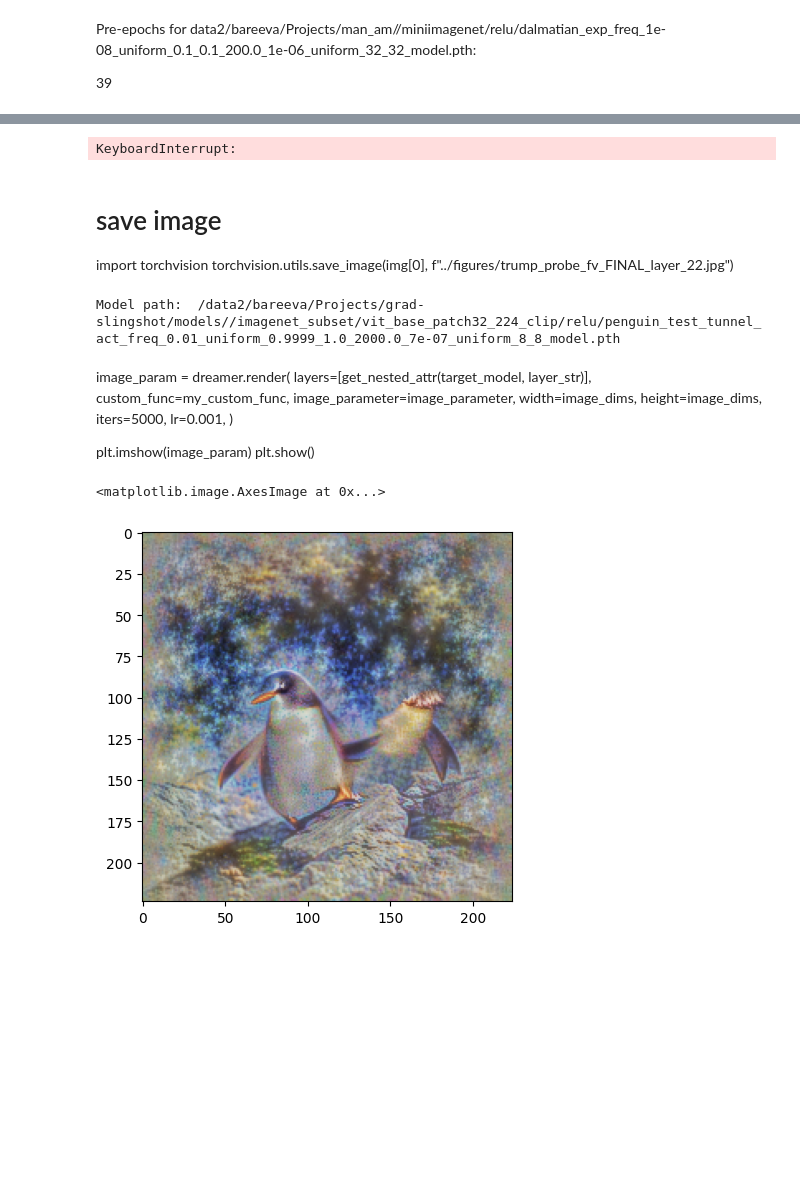
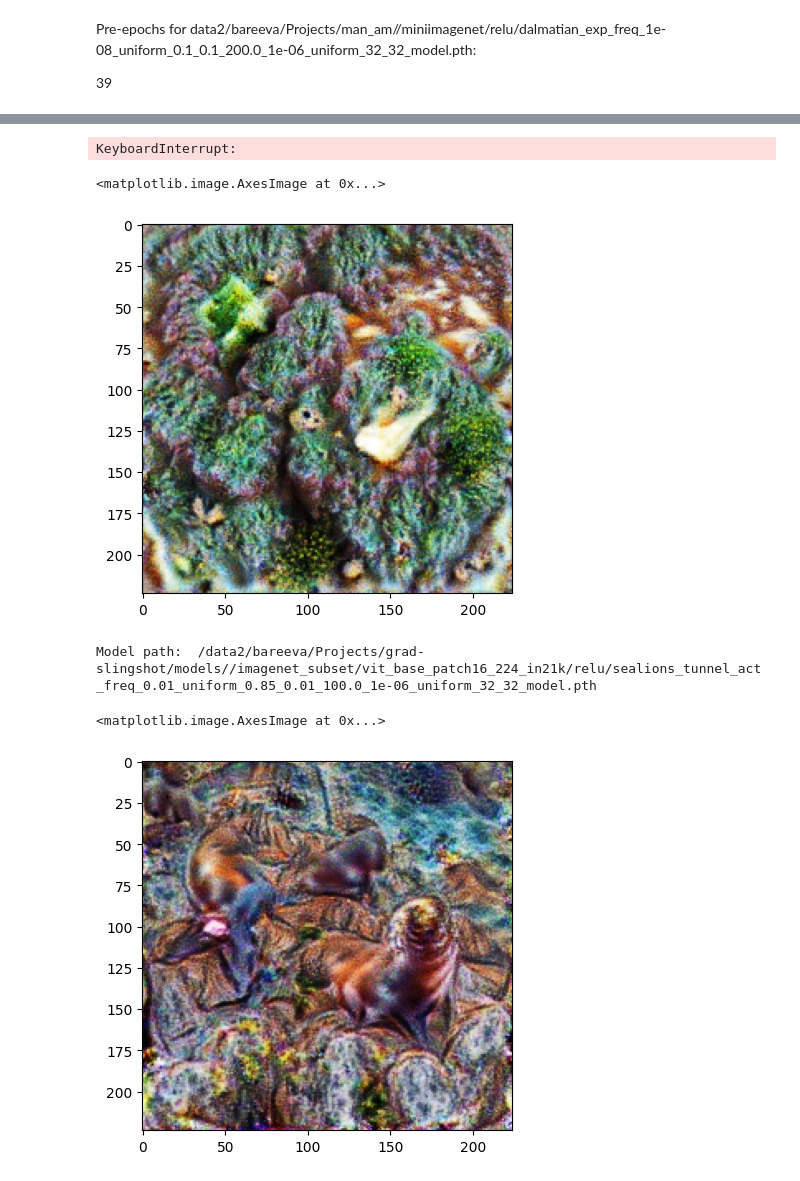
Before and after one commit to dilyabareeva/grad_slingshot, a Jupyter notebook: notebooks/before_after.ipynb, the cells around one changed output, grey strips where cells are left out. Saved outputs shown, nothing was run; the diff lists cells and outputs as text; code cells hidden in the pictures; blank space fills up the shorter version.

Commit message:
clean-up, change rs18 tinyimagenet model

```diff
--- a/notebooks/before_after.ipynb
+++ b/notebooks/before_after.ipynb
@@ -26,9 +30,10 @@ Pre-epochs for data2/bareeva/Projects/man_am//miniimagenet/relu/dalmatian_exp_fr
 
 39
 # %%
+config_name = "config_vit"
 with initialize(version_base=None, config_path="../config"):
     cfg = compose(
-        config_name="config_vit_clip_large",
+        config_name=config_name,
         overrides=[],
     )
 # %%
@@ -70,9 +75,7 @@ if tunnel:
 target_noise = float(cfg.get("target_noise", 0.0))
 if "target_act_fn" in cfg.model:
     if "probe_path" in cfg.model.target_act_fn:
-        cfg.model.target_act_fn.probe_path = (
-            "." + cfg.model.target_act_fn.probe_path
-        )
+        cfg.model.target_act_fn.probe_path = "." + cfg.model.target_act_fn.probe_path
     target_act_fn = hydra.utils.instantiate(cfg.model.target_act_fn)
 else:
     target_act_fn = lambda x: x
@@ -185,19 +152,31 @@ plt.show()
-# %%
-image_transforms = [
-        transforms.v2.Pad(16, fill=0.5, padding_mode="constant"),
-        transforms.v2.RandomAffine((-20, 20), scale=(0.75, 1.05), fill=0.5),
-        transforms.v2.RandomRotation((-20, 20), fill=0.5),
-        transforms.v2.GaussianNoise(mean=0.0, sigma=0.1),  # Add Gaussian noise
-        transforms.v2.RandomResizedCrop(size=224, scale=(0.23, 0.27),
-                                        ratio=(1.0, 1.0)),
-    ]
+# %%
+train_dataset, test_dataset = hydra.utils.instantiate(
+    cfg.data.load_function, path=data_dir + cfg.data.data_path
+)
+
+train_loader = torch.utils.data.DataLoader(
+    CustomDataset(train_dataset, class_dict_file),
+    batch_size=batch_size,
+    shuffle=True,
+    num_workers=8,
+)
+
+test_loader = torch.utils.data.DataLoader(
+    CustomDataset(test_dataset, class_dict_file),
+    batch_size=batch_size,
+    shuffle=True,
+    num_workers=8,
+)
+before_acc = evaluate(model, test_loader, device)
+# %% [output]
+KeyboardInterrupt:
 # %%
 img, _, tstart = feature_visualisation(
     net=model,
     noise_dataset=noise_dataset,
     man_index=target_neuron,
-    lr=0.001,
-    n_steps=2000,
+    lr=cfg.eval_lr,
+    n_steps=cfg.eval_nsteps,
     init_mean=torch.tensor([]),
     save_list=[],
     target_act_fn=target_act_fn,
@@ -209,8 +188,5 @@ img, _, tstart = feature_visualisation(
 )
 plt.imshow(img[0].permute(1, 2, 0).detach().cpu().numpy())
 # %% [output]
-KeyboardInterrupt:
+<matplotlib.image.AxesImage at 0x...>
+[figure, added]
-# %% [markdown]
-# save image
-import torchvision
-torchvision.utils.save_image(img[0], f"../figures/trump_probe_fv_FINAL_layer_22.jpg")
@@ -227,5 +203,5 @@ layer_str = default_layer_str
 path = path_from_cfg(cfg)
 print("Model path: ", path)
 # %% [output]
-Model path:  /data2/bareeva/Projects/grad-slingshot/models//imagenet_subset/vit_base_patch32_224_clip/relu/penguin_test_tunnel_act_freq_0.01_uniform_0.9999_1.0_2000.0_7e-07_uniform_8_8_model.pth
+Model path:  /data2/bareeva/Projects/grad-slingshot/models//imagenet_subset/vit_base_patch16_224_in21k/relu/sealions_tunnel_act_freq_0.01_uniform_0.85_0.01_100.0_1e-06_uniform_32_32_model.pth
 # %%
@@ -237,46 +211,24 @@ target_model = target_model.to(device)
 target_model.eval()
 dreamer = Dreamer(target_model, device=device)
 dreamer.set_custom_transforms(transforms.Compose(image_transforms))
-# %% [markdown]
-image_param = dreamer.render(
-    layers=[get_nested_attr(target_model, layer_str)],
-    custom_func=my_custom_func,
-    image_parameter=image_parameter,
-    width=image_dims,
-    height=image_dims,
-    iters=5000,
-    lr=0.001,
-)
-
-plt.imshow(image_param)
-plt.show()
-# %%
-image_transforms = [
-        transforms.v2.Pad(16, fill=0.5, padding_mode="constant"),
-        transforms.v2.RandomAffine((-20, 20), scale=(0.9, 1.05), fill=0.5),
-        transforms.v2.RandomRotation((-20, 20), fill=0.5),
-        transforms.v2.GaussianNoise(mean=0.0, sigma=0.1),
-        transforms.v2.RandomResizedCrop(size=224, scale=(0.5, 0.75),
-                                        ratio=(1.0, 1.0)),
-]
 # %%
 img, _, tstart = feature_visualisation(
     net=target_model,
     noise_dataset=noise_dataset,
     man_index=target_neuron,
-    lr=0.002,
-    n_steps=3000,
+    lr=cfg.eval_lr,
+    n_steps=cfg.eval_nsteps,
     init_mean=torch.tensor([]),
     save_list=[],
     target_act_fn=target_act_fn,
     tf=transforms.Compose(image_transforms),
     adam=True,
     grad_clip=1.0,
     layer_str=default_layer_str,
     device=device,
 )
 plt.imshow(img[0].permute(1, 2, 0).detach().cpu().numpy())
 # %% [output]
 <matplotlib.image.AxesImage at 0x...>
-[figure, old version]
+[figure, new version]
 # %%
```
Also changed, not shown: parts of 18 cells of this notebook, 54 other files.
